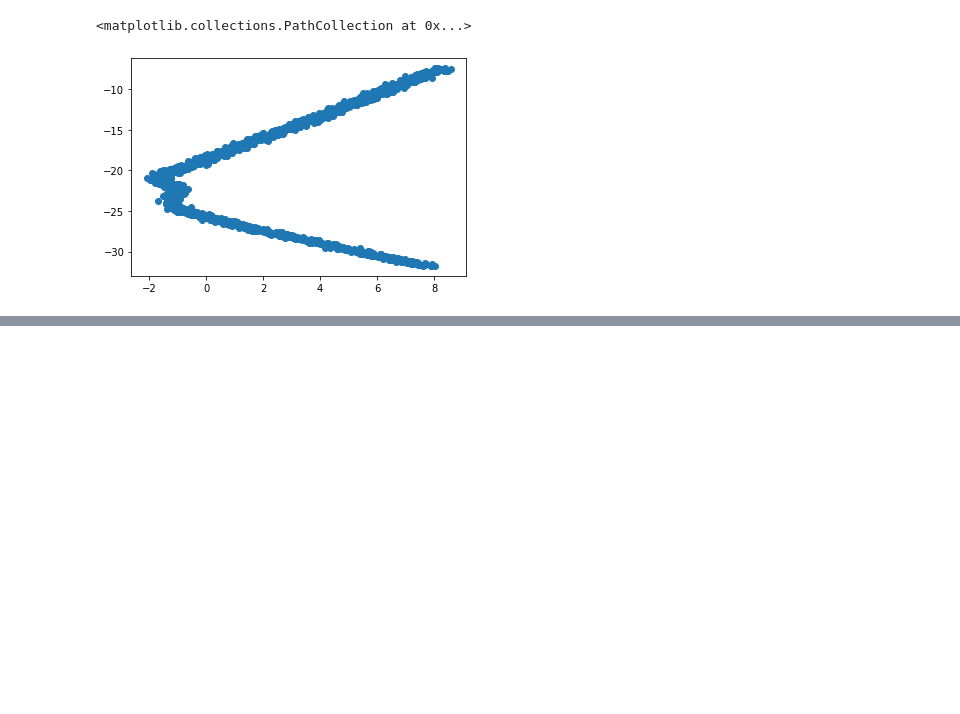
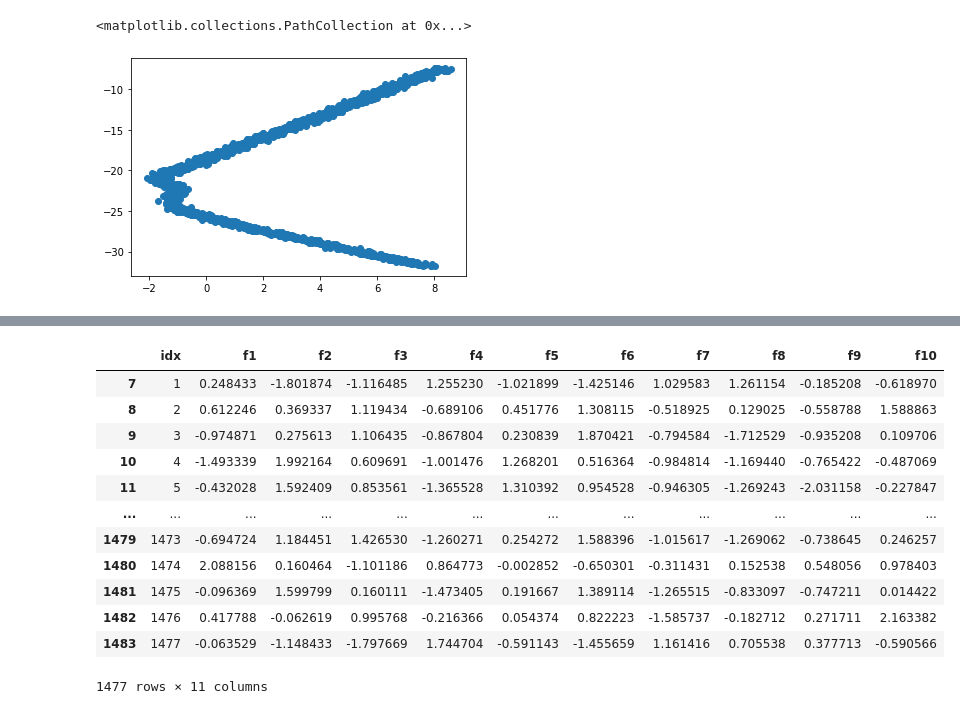
Before and after one commit to luca-santarella/ML-project, a Jupyter notebook: neural_network.ipynb, the cells around one changed output, grey strips where cells are left out. Saved outputs shown, nothing was run; the diff lists cells and outputs as text; code cells hidden in the pictures; blank space fills up the shorter version.

```diff
--- a/neural_network.ipynb
+++ b/neural_network.ipynb
@@ -28,0 +61,4 @@ plt.scatter(df['x'], df['y'])
+# %%
+label = df[['x','y']]
+df.drop(labels=['x','y'], axis=1, inplace=True)
+#train_set, test_set, train_label, test_label = train_test_split(adult, label, stratify =label, test_size=0.30)
@@ -28,0 +81,16 @@ plt.scatter(df['x'], df['y'])
+# %%
+df
+# %% [output]
+|  | idx | f1 | f2 | f3 | f4 | f5 | f6 | f7 | f8 | f9 | f10 |
+| 7 | 1 | 0.248433 | -1.801874 | -1.116485 | 1.255230 | -1.021899 | -1.425146 | 1.029583 | 1.261154 | -0.185208 | -0.618970 |
+| 8 | 2 | 0.612246 | 0.369337 | 1.119434 | -0.689106 | 0.451776 | 1.308115 | -0.518925 | 0.129025 | -0.558788 | 1.588863 |
+| 9 | 3 | -0.974871 | 0.275613 | 1.106435 | -0.867804 | 0.230839 | 1.870421 | -0.794584 | -1.712529 | -0.935208 | 0.109706 |
+| 10 | 4 | -1.493339 | 1.992164 | 0.609691 | -1.001476 | 1.268201 | 0.516364 | -0.984814 | -1.169440 | -0.765422 | -0.487069 |
+| 11 | 5 | -0.432028 | 1.592409 | 0.853561 | -1.365528 | 1.310392 | 0.954528 | -0.946305 | -1.269243 | -2.031158 | -0.227847 |
+| ... | ... | ... | ... | ... | ... | ... | ... | ... | ... | ... | ... |
+| 1479 | 1473 | -0.694724 | 1.184451 | 1.426530 | -1.260271 | 0.254272 | 1.588396 | -1.015617 | -1.269062 | -0.738645 | 0.246257 |
+| 1480 | 1474 | 2.088156 | 0.160464 | -1.101186 | 0.864773 | -0.002852 | -0.650301 | -0.311431 | 0.152538 | 0.548056 | 0.978403 |
+| 1481 | 1475 | -0.096369 | 1.599799 | 0.160111 | -1.473405 | 0.191667 | 1.389114 | -1.265515 | -0.833097 | -0.747211 | 0.014422 |
+| 1482 | 1476 | 0.417788 | -0.062619 | 0.995768 | -0.216366 | 0.054374 | 0.822223 | -1.585737 | -0.182712 | 0.271711 | 2.163382 |
+| 1483 | 1477 | -0.063529 | -1.148433 | -1.797669 | 1.744704 | -0.591143 | -1.455659 | 1.161416 | 0.705538 | 0.377713 | -0.590566 |
+1477 rows × 11 columns
```
Also changed, not shown: parts of 26 cells of this notebook.
